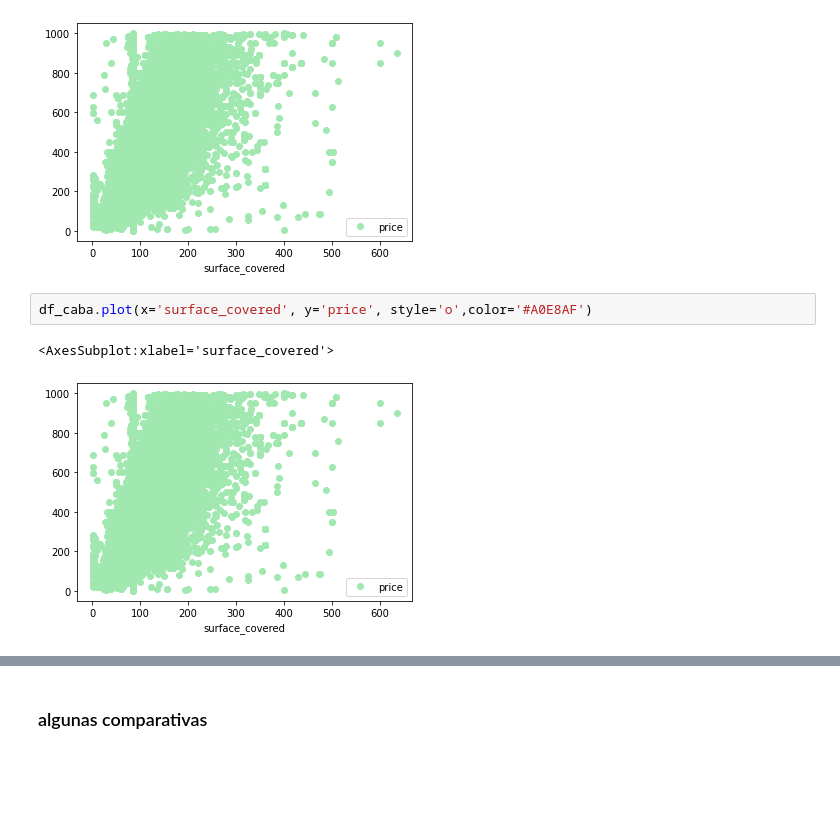
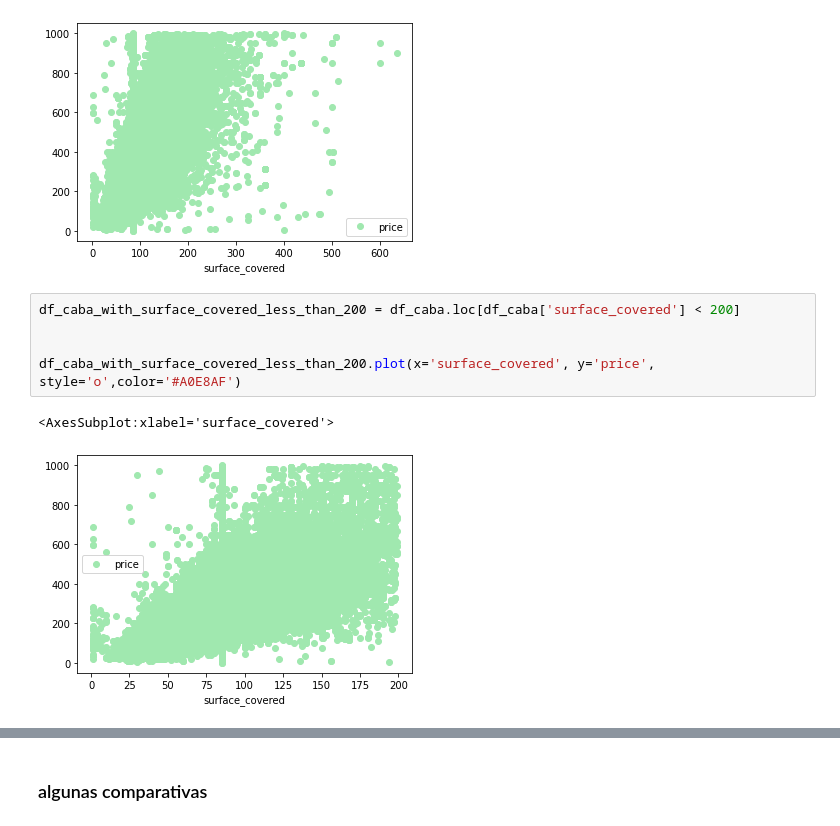
Before and after one commit to crisnicogonzalez/tp-final-isi, a Jupyter notebook: tp-analisis-2022.ipynb, the cells around one changed output, grey strips where cells are left out. Saved outputs shown, nothing was run; the diff lists cells and outputs as text; blank space fills up the shorter version.

Commit message:
separa on other group surface_total_less_than 200

```diff
--- a/tp-analisis-2022.ipynb
+++ b/tp-analisis-2022.ipynb
@@ -134,10 +134,13 @@ df_caba.plot(x='surface_covered', y='price', style='o',color='#A0E8AF')
 <AxesSubplot:xlabel='surface_covered'>
 [figure]
 # %%
-df_caba.plot(x='surface_covered', y='price', style='o',color='#A0E8AF')
+df_caba_with_surface_covered_less_than_200 = df_caba.loc[df_caba['surface_covered'] < 200]
+
+
+df_caba_with_surface_covered_less_than_200.plot(x='surface_covered', y='price', style='o',color='#A0E8AF')
 # %% [output]
 <AxesSubplot:xlabel='surface_covered'>
-[figure, old version]
+[figure, new version]
 # %%
 df_caba.plot(x='surface_covered', y='price', style='o',color='#A0E8AF')
 # %% [output]
```
Also changed, not shown: parts of 2 cells of this notebook.
